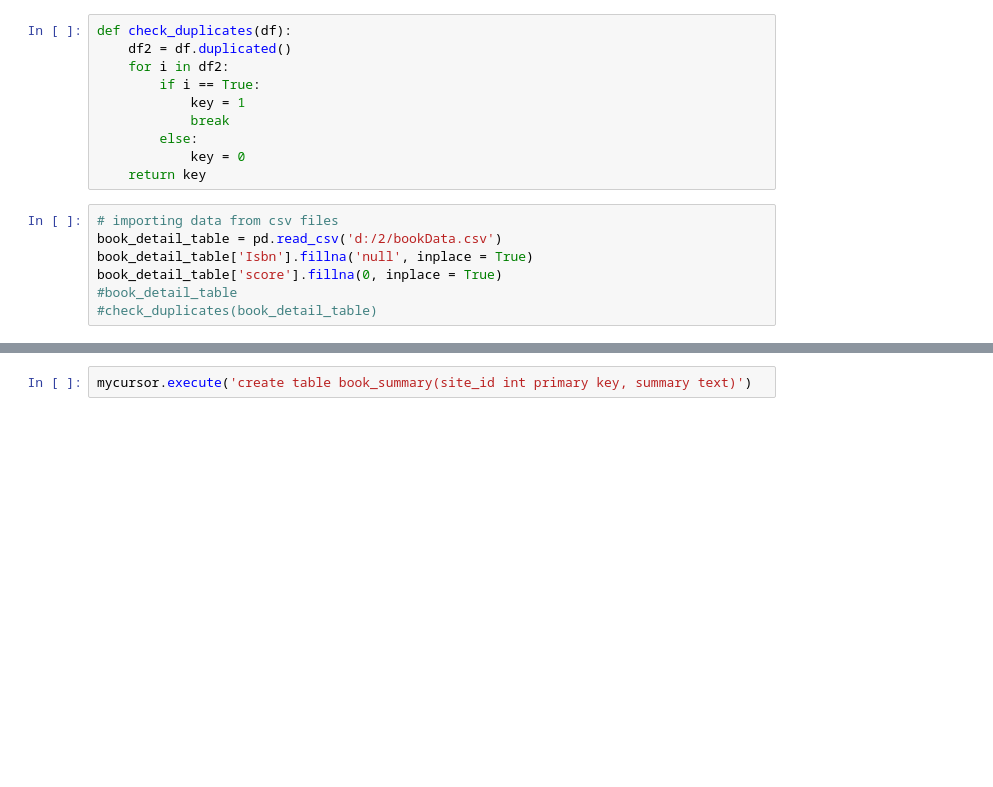
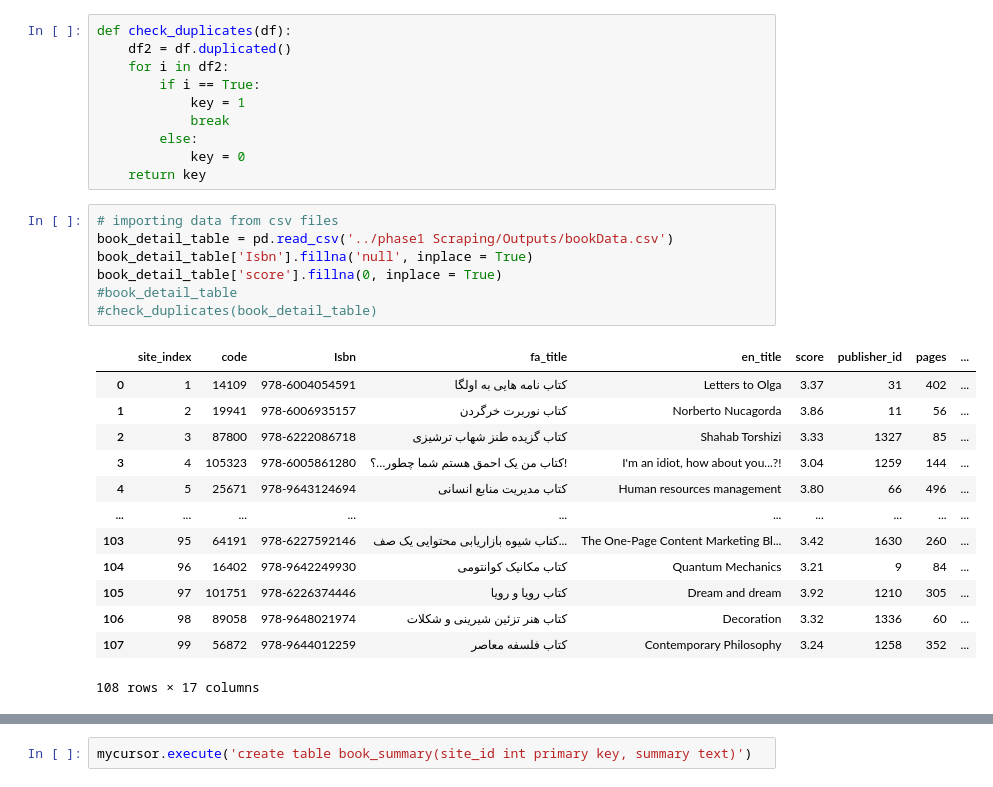
Before and after one commit to sanoooavi/Booktopia, a Jupyter notebook: phase2 Database/database.ipynb, the cells around one changed output, grey strips where cells are left out. Cells and saved outputs as stored; diff of their text form; blank space fills up the shorter version.

```diff
--- a/phase2 Database/database.ipynb
+++ b/phase2 Database/database.ipynb
@@ -14,9 +14,23 @@ def check_duplicates(df):
     return key
 # %%
 # importing data from csv files
-book_detail_table = pd.read_csv('d:/2/bookData.csv')
+book_detail_table = pd.read_csv('../phase1 Scraping/Outputs/bookData.csv')
 book_detail_table['Isbn'].fillna('null', inplace = True)
 book_detail_table['score'].fillna(0, inplace = True)
 #book_detail_table
 #check_duplicates(book_detail_table)
+# %% [output]
+|  | site_index | code | Isbn | fa_title | en_title | score | publisher_id | pages | ... |
+| 0 | 1 | 14109 | 978-6004054591 | کتاب نامه هایی به اولگا | Letters to Olga | 3.37 | 31 | 402 | ... |
+| 1 | 2 | 19941 | 978-6006935157 | کتاب نوربرت خرگردن | Norberto Nucagorda | 3.86 | 11 | 56 | ... |
+| 2 | 3 | 87800 | 978-6222086718 | کتاب گزیده طنز شهاب ترشیزی | Shahab Torshizi | 3.33 | 1327 | 85 | ... |
+| 3 | 4 | 105323 | 978-6005861280 | کتاب من یک احمق هستم شما چطور…؟! | I'm an idiot, how about you...?! | 3.04 | 1259 | 144 | ... |
+| 4 | 5 | 25671 | 978-9643124694 | کتاب مدیریت منابع انسانی | Human resources management | 3.80 | 66 | 496 | ... |
+| ... | ... | ... | ... | ... | ... | ... | ... | ... | ... |
+| 103 | 95 | 64191 | 978-6227592146 | کتاب شیوه بازاریابی محتوایی یک صف... | The One-Page Content Marketing Bl... | 3.42 | 1630 | 260 | ... |
+| 104 | 96 | 16402 | 978-9642249930 | کتاب مکانیک کوانتومی | Quantum Mechanics | 3.21 | 9 | 84 | ... |
+| 105 | 97 | 101751 | 978-6226374446 | کتاب رویا و رویا | Dream and dream | 3.92 | 1210 | 305 | ... |
+| 106 | 98 | 89058 | 978-9648021974 | کتاب هنر تزئین شیرینی و شکلات | Decoration | 3.32 | 1336 | 60 | ... |
+| 107 | 99 | 56872 | 978-9644012259 | کتاب فلسفه معاصر | Contemporary Philosophy | 3.24 | 1258 | 352 | ... |
+108 rows × 17 columns
 # %%
```
Also changed, not shown: parts of 51 cells of this notebook, 23 other files.
